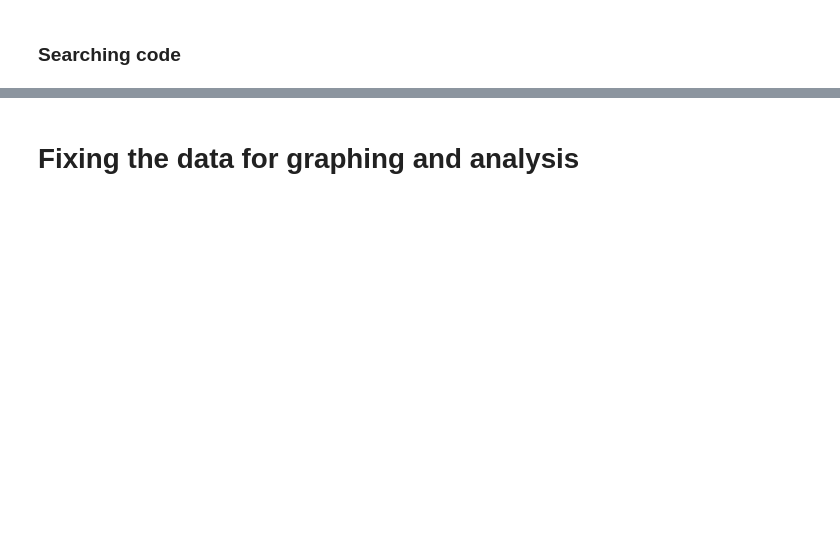
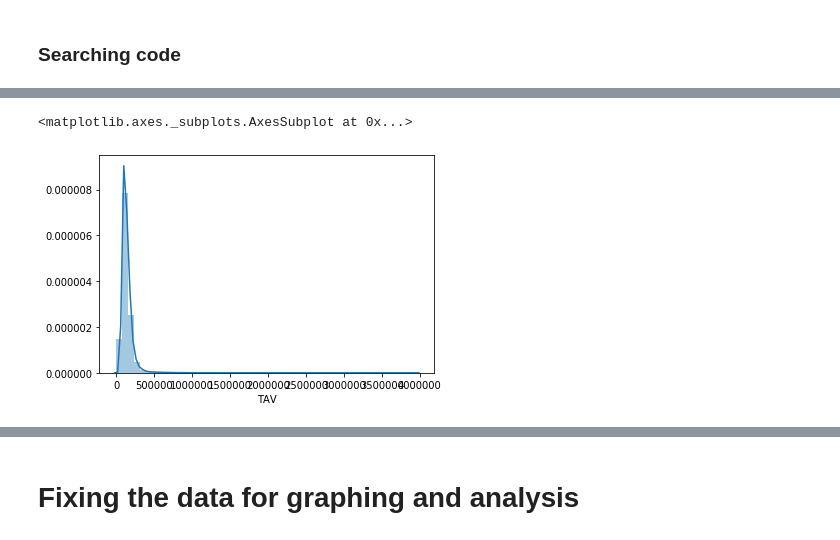
Before and after one commit to b-a-delight/Senior-Project, a Jupyter notebook: Data-Exploration.ipynb, the cells around one changed output, grey strips where cells are left out. Saved outputs shown, nothing was run; the diff lists cells and outputs as text; code cells hidden in the pictures; blank space fills up the shorter version.

```diff
--- a/Data-Exploration.ipynb
+++ b/Data-Exploration.ipynb
@@ -92,0 +110,9 @@ dtype: object
+# %%
+jobTypes = pd.read_pickle('jobTypes.pkl')
+jobSalery = pd.read_pickle('jobSalery.pkl')
+yearTotals = pd.read_pickle('yearTotals.pkl')
+myN = pd.read_pickle('myN.pkl')
+
+dfs = [myN, jobTypes, jobSalery, yearTotals]
+dfL = reduce(lambda left,right: pd.merge(left,right, on = 'Year'), dfs)
+dfL
@@ -92,0 +157,5 @@ dtype: object
+# %%
+sns.distplot(dfL['TAV'])
+# %% [output]
+<matplotlib.axes._subplots.AxesSubplot at 0x...>
+[figure, added]
```
Also changed, not shown: parts of 28 cells of this notebook.
